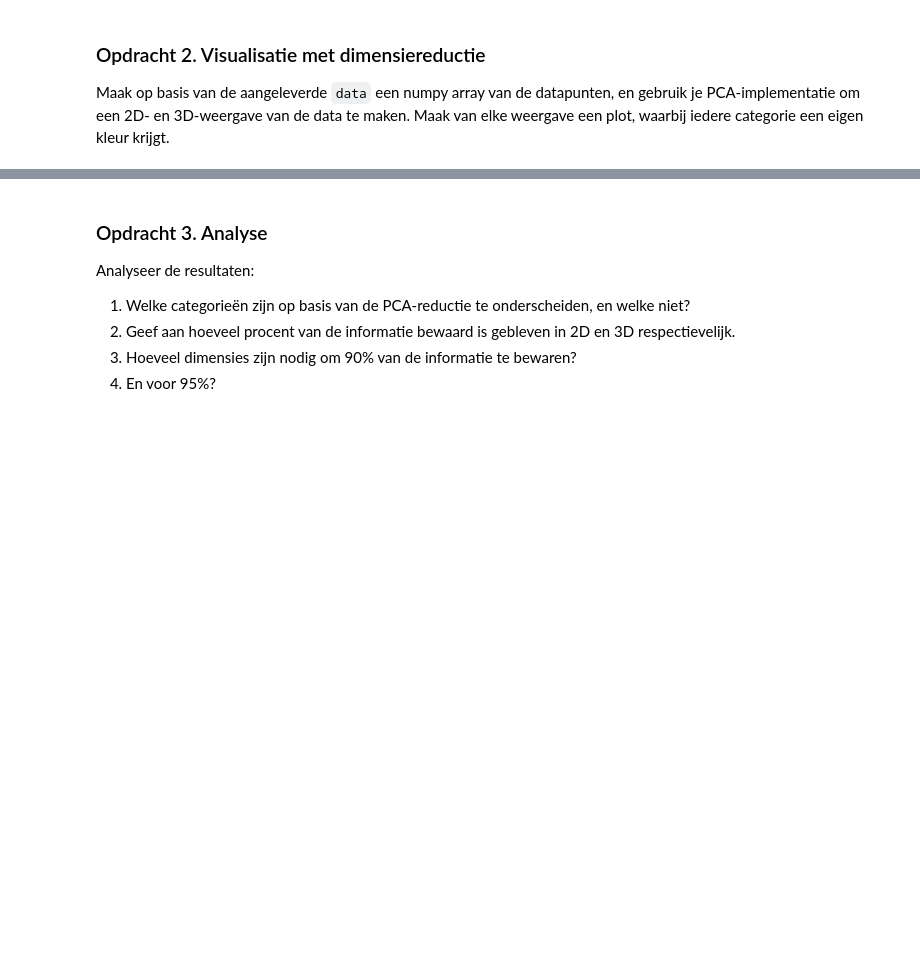
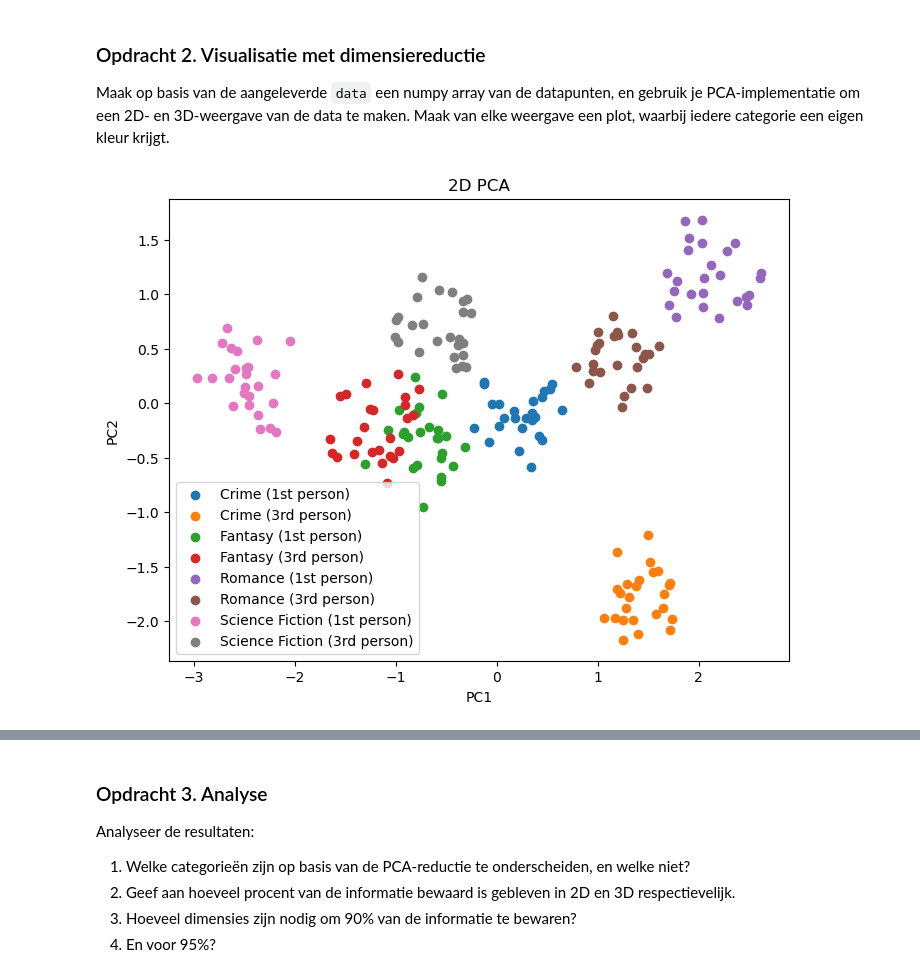
Before and after one commit to AI-S4-2026/la-ii-dimensionaliteitsreductie-JustMyla, a Jupyter notebook: dimensionality.ipynb, the cells around one changed output, grey strips where cells are left out. Drawn from its saved outputs; the diff is of its cells as text; code cells hidden in the pictures; blank space fills up the shorter version.

Commit message:
Added 2D and 3D PCA plots

```diff
--- a/dimensionality.ipynb
+++ b/dimensionality.ipynb
@@ -142,5 +142,25 @@ print(X_reduced)
 
 Maak op basis van de aangeleverde `data` een numpy array van de datapunten, en gebruik je PCA-implementatie om een 2D- en 3D-weergave van de data te maken. Maak van elke weergave een plot, waarbij iedere categorie een eigen kleur krijgt.
 # %%
-# TODO: Schrijf hier je code.
+# Format data
+columns = data.columns
+X = data.select(columns[:-1]).to_numpy()
+y = data.select(columns[-1]).to_numpy().ravel()
+
+# apply pca
+X_2D = compute_pca(X, n_components=2)
+
+# plot
+plt.figure(figsize=(8,6))
+for label in np.unique(y):
+    plt.scatter(X_2D[y == label, 0], X_2D[y == label, 1], label=label)
+
+# Labels
+plt.xlabel('PC1')
+plt.ylabel('PC2')
+plt.title('2D PCA')
+plt.legend()
+plt.show()
+# %% [output]
+[figure, added]
 # %%
```
Also changed, not shown: parts of 2 cells of this notebook.
